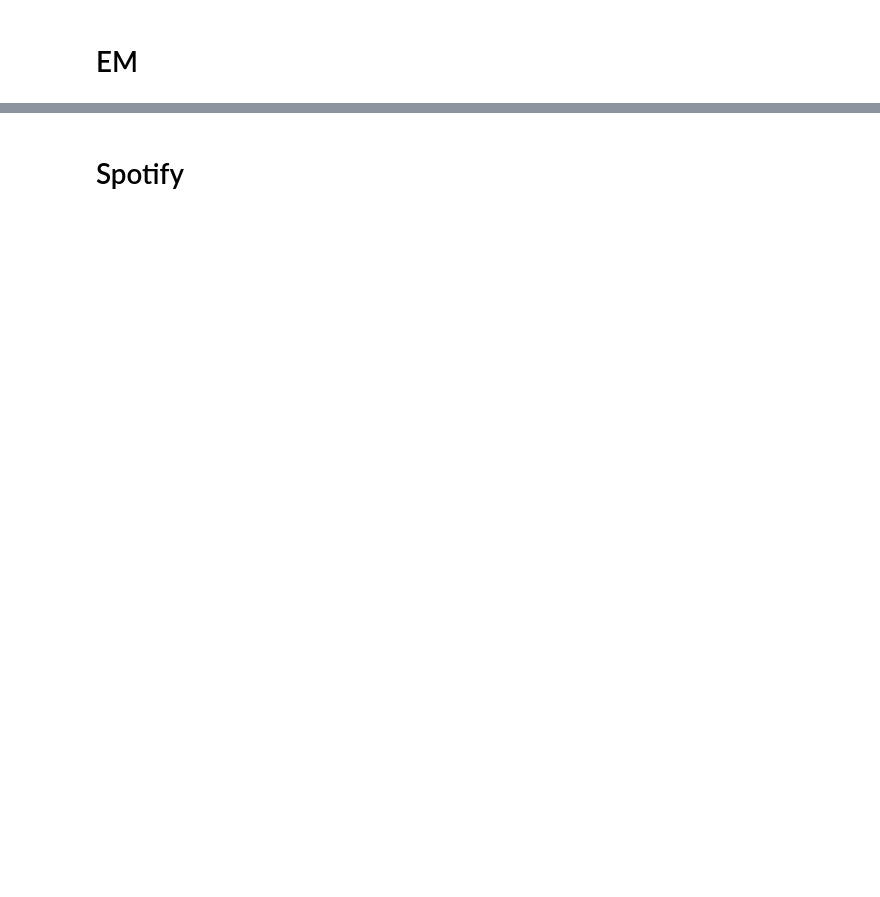
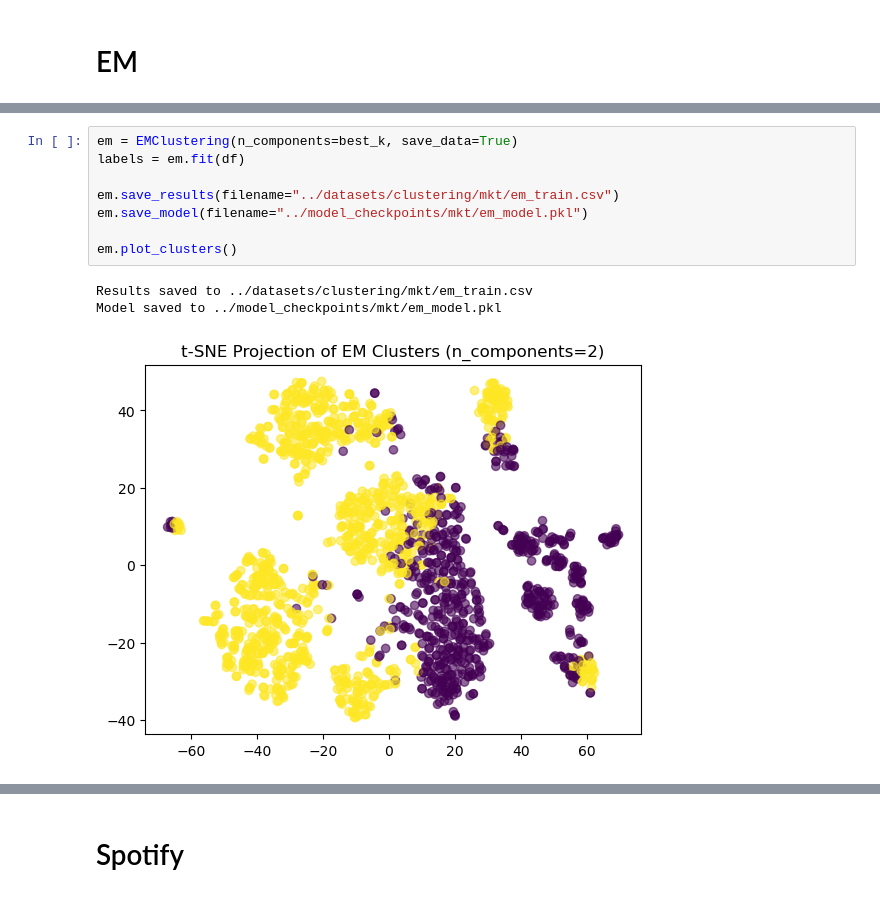
Before and after one commit to JohhnnyKeepWalking985/ML-HW3, a Jupyter notebook: clustering/clustering_exploration.ipynb, the cells around one changed output, grey strips where cells are left out. Saved outputs shown, nothing was run; the diff lists cells and outputs as text; blank space fills up the shorter version.

```diff
--- a/clustering/clustering_exploration.ipynb
+++ b/clustering/clustering_exploration.ipynb
@@ -74,0 +105,12 @@ Inference results saved to ../datasets/clustering/mkt_kmeans_test.csv
+# %%
+em = EMClustering(n_components=best_k, save_data=True)
+labels = em.fit(df)
+
+em.save_results(filename="../datasets/clustering/mkt/em_train.csv")
+em.save_model(filename="../model_checkpoints/mkt/em_model.pkl")
+
+em.plot_clusters()
+# %% [output]
+Results saved to ../datasets/clustering/mkt/em_train.csv
+Model saved to ../model_checkpoints/mkt/em_model.pkl
+[figure, added]
```
Also changed, not shown: parts of 14 cells of this notebook, 15 other files.
